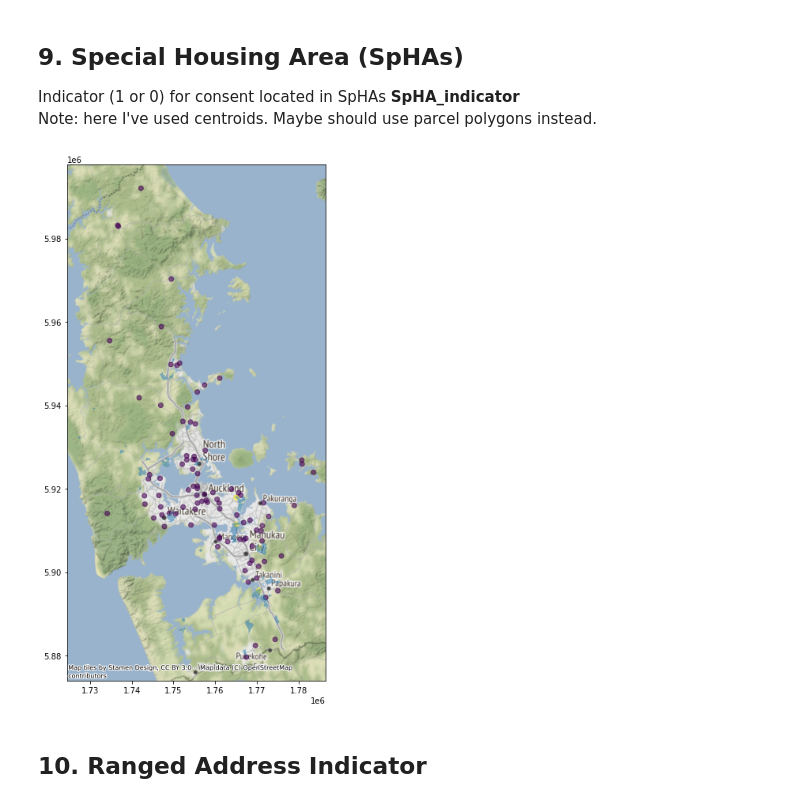
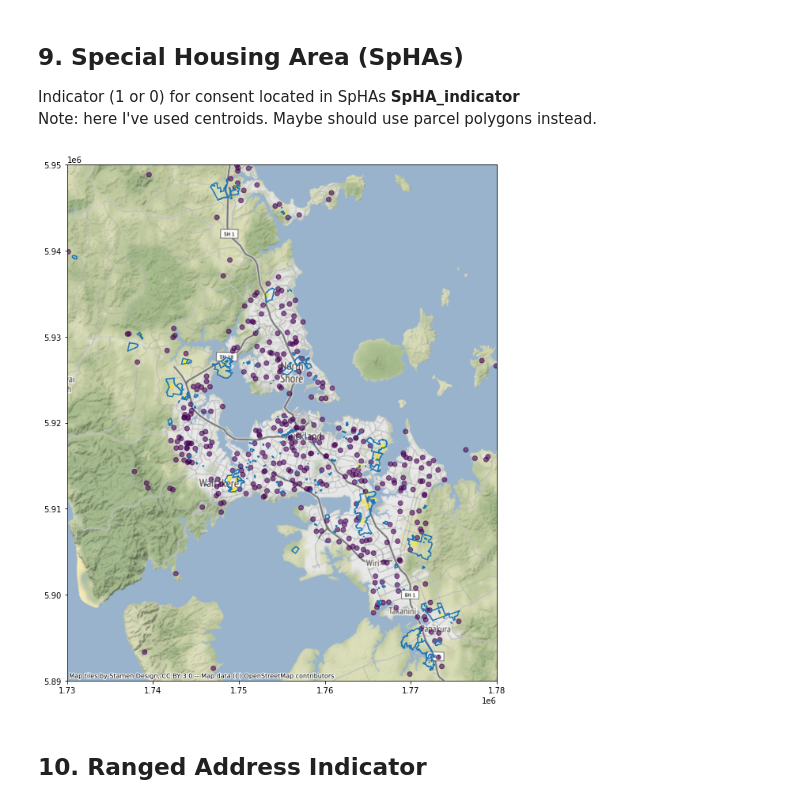
Before and after one commit to UoA-eResearch/auckland-housing, a Jupyter notebook: phase1.ipynb, the cells around one changed output. Drawn from its saved outputs; the diff is of its cells as text; code cells hidden in the pictures.

```diff
--- a/phase1.ipynb
+++ b/phase1.ipynb
@@ -39,0 +69,5 @@ parcels_sample['geometry_centroid_2193'] = parcels_sample['geometry_centroid'].t
+# %%
+%%time
+parcels_sample['geometry'] = parcels_sample['geometry_centroid_2193']
+parcels_sample = gpd.sjoin(parcels_sample, aup_zones[['ZONE', 'ZONE_resol', 'geometry']]).drop(columns=['index_right'])
+parcels_sample = parcels_sample.rename(columns={'ZONE': 'LINZmatch_AUP_code', 'ZONE_resol': 'LINZmatch_AUP_name'})
@@ -39,0 +77,3 @@ parcels_sample['geometry_centroid_2193'] = parcels_sample['geometry_centroid'].t
+# %%
+ax = parcels_sample[parcels_sample.LINZmatch_AUP_name.str.contains('Business')].sample(500).plot(alpha=0.5)
+ctx.add_basemap(ax, crs=2193)
@@ -45,7 +105,7 @@ parcels_sample['geometry_centroid_2193'] = parcels_sample['geometry_centroid'].t
 #### a. Name (string) **SA22018_name**
 #### b. Numeric code **SA22018_code**
 # %%
-sa2 = gpd.read_file('NZ-SA/statistical-area-2-2020-generalised.gdb').to_crs(4326)
+sa2 = gpd.read_file('NZ-SA/statistical-area-2-2020-generalised.gdb').to_crs(2193)
 sa2.sample(3)
 # %%
 %%time
@@ -61,7 +121,7 @@ Wall time: 8.29 s
 #### a. Name (string) **AU2013_name**
 #### b. Numeric code **AU2013_code**
 # %%
-au2013 = gpd.read_file('input/area-unit-2013.gdb.zip').to_crs(4326)
+au2013 = gpd.read_file('input/area-unit-2013.gdb.zip').to_crs(2193)
 au2013.sample(3)
 # %% [output]
 |  | AU2013_V1_00 | AU2013_V1_00_NAME | AREA_SQ_KM | LAND_AREA_SQ_KM | Shape_Length | geometry |
@@ -249,12 +309,14 @@ parcels_sample['geometry'] = parcels_sample['geometry_centroid_2193']
 parcels_sample['SpHA_indicator'] = parcels_sample.apply(lambda x: spha_dissolved.geometry.contains(x.geometry), axis=1)
 # %%
 # if distance works, then red circles should extend to the nearest sky tower, and no further
-subsample = parcels_sample.sample(100)
+subsample = parcels_sample.sample(500)
 ax=subsample.plot(column='SpHA_indicator', alpha=0.6)
-spha_dissolved.plot(ax=ax, alpha=0.5)
+plt.ylim((5.89e6, 5.95e6))
+plt.xlim((1.73e6, 1.78e6))
+spha_dissolved.boundary.plot(ax=ax)
 ctx.add_basemap(ax, crs=spha_dissolved.crs)
 # %% [output]
-[figure, old version]
+[figure, new version]
 # %% [markdown]
 ## 10. Ranged Address Indicator
 # %% [markdown]
```
Also changed, not shown: parts of 10 cells of this notebook.
